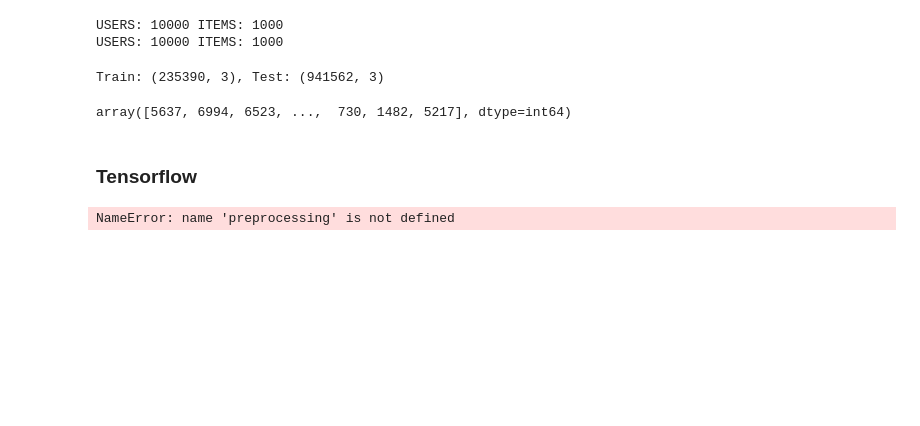
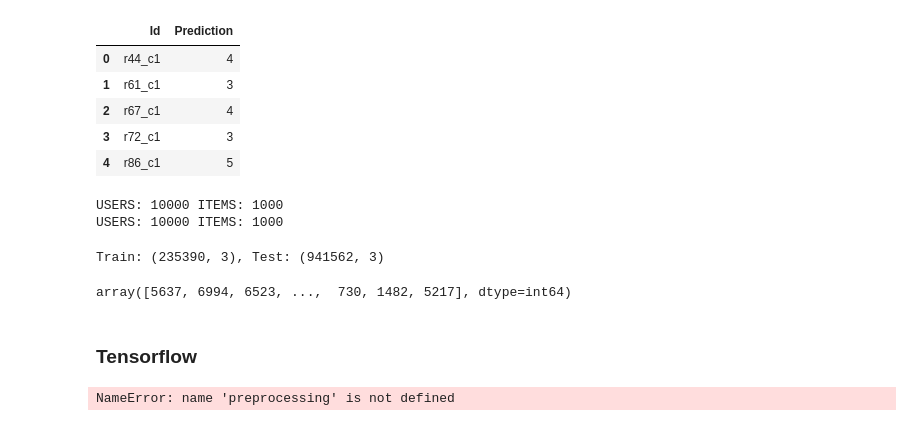
Before and after one commit to yukixLLL/MLProjects, a Jupyter notebook: Project2/run_yw.ipynb, the cells around one changed output. Saved outputs shown, nothing was run; the diff lists cells and outputs as text; code cells hidden in the pictures; blank space fills up the shorter version.

```diff
--- a/Project2/run_yw.ipynb
+++ b/Project2/run_yw.ipynb
@@ -10 +19,10 @@ test_df_path = "./datas/test.csv"
+# %%
+pd.read_csv(train_dataset).head()
+# %% [output]
+|  | Id | Prediction |
+| 0 | r44_c1 | 4 |
+| 1 | r61_c1 | 3 |
+| 2 | r67_c1 | 4 |
+| 3 | r72_c1 | 3 |
+| 4 | r86_c1 | 5 |
 # %%
```
Also changed, not shown: parts of 6 cells of this notebook, 12 other files.
